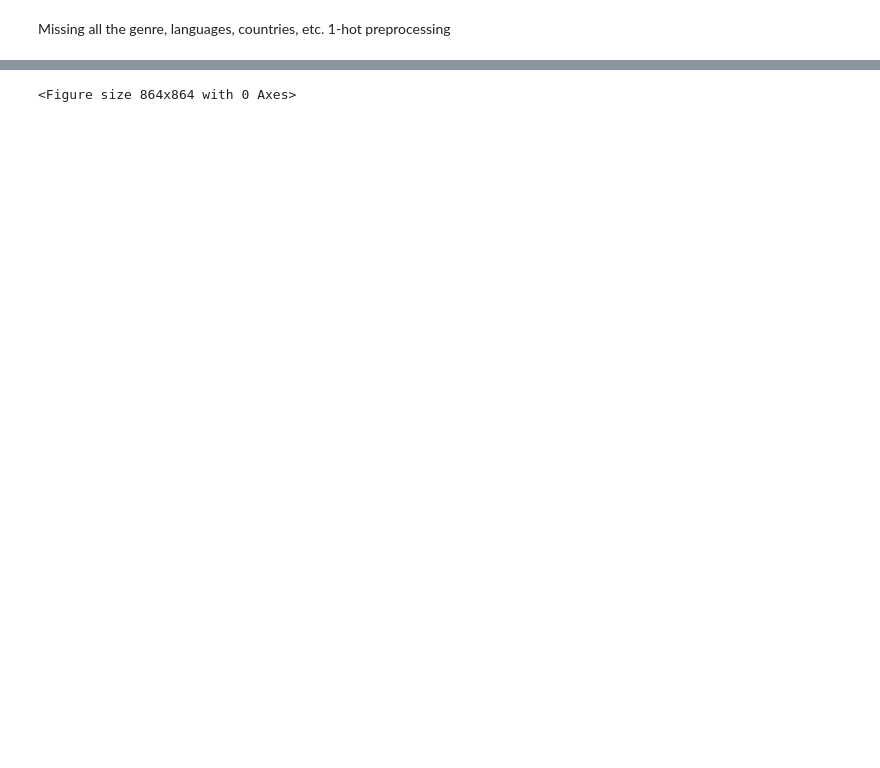
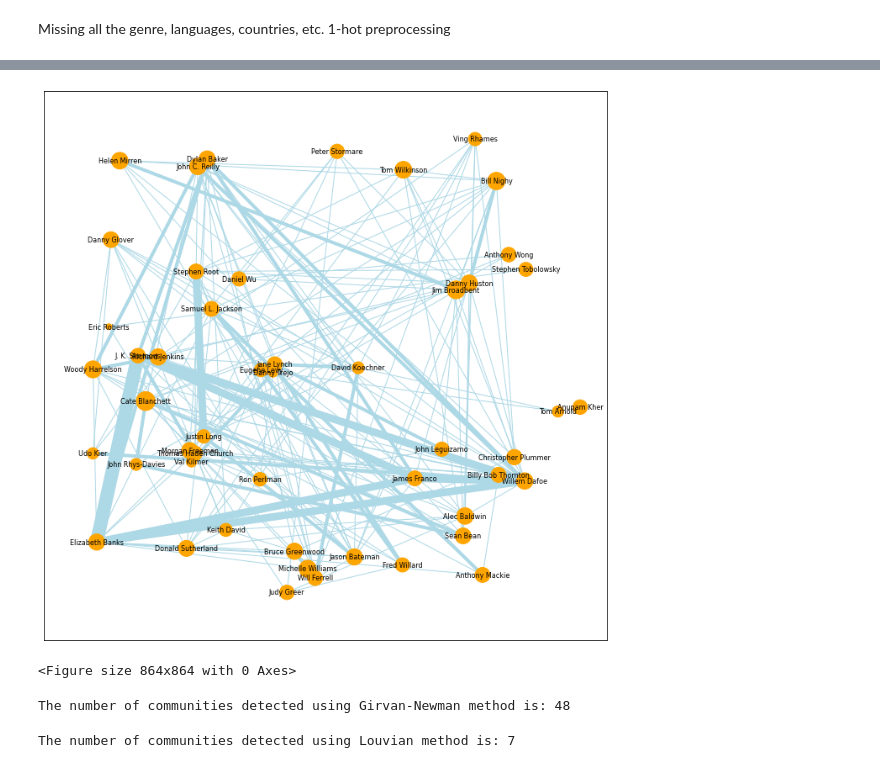
Before and after one commit to epfl-ada/ada-2023-project-shinebrightlikeadamon, a Jupyter notebook: network_analysis.ipynb, the cells around one changed output, grey strips where cells are left out. Saved outputs shown, nothing was run; the diff lists cells and outputs as text; code cells hidden in the pictures; blank space fills up the shorter version.

```diff
--- a/network_analysis.ipynb
+++ b/network_analysis.ipynb
@@ -379,6 +280,46 @@ def get_ab_from_actor(node, node_sizes, pos):
     ab = AnnotationBbox(image_offset, pos[node], frameon=False)
 
     return ab
+# %%
+# Create a figure
+plt.figure(figsize=(12,12))
+
+# Get the node sizes
+node_sizes = nx.get_node_attributes(G, 'size')
+
+# Get the edge weights
+edge_weights = nx.get_edge_attributes(G, 'weight')
+
+# Get the actor names from the characters dataframe
+actor_names = characters.set_index('freebase_actor_id')['actor_name'].to_dict()
+
+# Match the actor names to the node IDs
+actor_names = {node: actor_names[node.split('_id_')[1]] for node in node_sizes}
+
+# Position the nodes randomly
+pos = nx.random_layout(G)
+
+# Rescale the edge weights s.t. the smallest edge is 50 and the largest is 500
+node_sizes = {node: node_sizes[node] for node in node_sizes}
+node_sizes = {node: (node_sizes[node] - min(node_sizes.values())) / (max(node_sizes.values()) - min(node_sizes.values())) for node in node_sizes}
+node_sizes = {node: 50 + 450 * node_sizes[node] for node in node_sizes}
+
+# Draw the nodes with labels
+nx.draw_networkx_nodes(G, pos=pos, node_size=[node_sizes[v] for v in G.nodes()], node_color='orange')
+
+# Draw the edges
+nx.draw_networkx_edges(G, pos=pos, edge_color='lightblue', width=[w**2 for _, _, w in G.edges(data='weight')])
+
+# Draw the node labels
+nx.draw_networkx_labels(G, pos=pos, labels=actor_names, font_size=8)
+
+# Save the plot
+plt.savefig('img/actor_network_num_movies.png', dpi=300, bbox_inches='tight')
+
+# Show the plot
+plt.show()
+# %% [output]
+[figure, added]
 # %%
 # create a dictionary that maps actor IDs to actor names
 actor_names = characters.set_index('freebase_actor_id')['actor_name'].to_dict()
@@ -411,3 +352,33 @@ pos = nx.random_layout(G, seed=3)
 # plt.show()
 # %% [output]
 <Figure size 864x864 with 0 Axes>
+# %%
+# Perform community partitioning using Girvan-Newman method
+communities = list(nx.community.girvan_newman(G))
+
+# Get the number of communities
+num_communities = len(communities)
+
+# Print the number of communities
+print("The number of communities detected using Girvan-Newman method is:", num_communities)
+# %% [output]
+The number of communities detected using Girvan-Newman method is: 48
+# %%
+# Detect communities in the graph through the Louvain method
+partition = community.best_partition(G, random_state=1, weight='weight')
+
+communities = {}
+
+# Partition actors in communities
+for actor, community_id in partition.items():
+    if community_id not in communities:
+        communities[community_id] = [actor]
+    else:
+        communities[community_id].append(actor)
+
+# Get the number of communities
+num_communities = len(communities)
+
+print("The number of communities detected using Louvian method is:", num_communities)
+# %% [output]
+The number of communities detected using Louvian method is: 7
```
Also changed, not shown: parts of 27 cells of this notebook, 5 other files.
